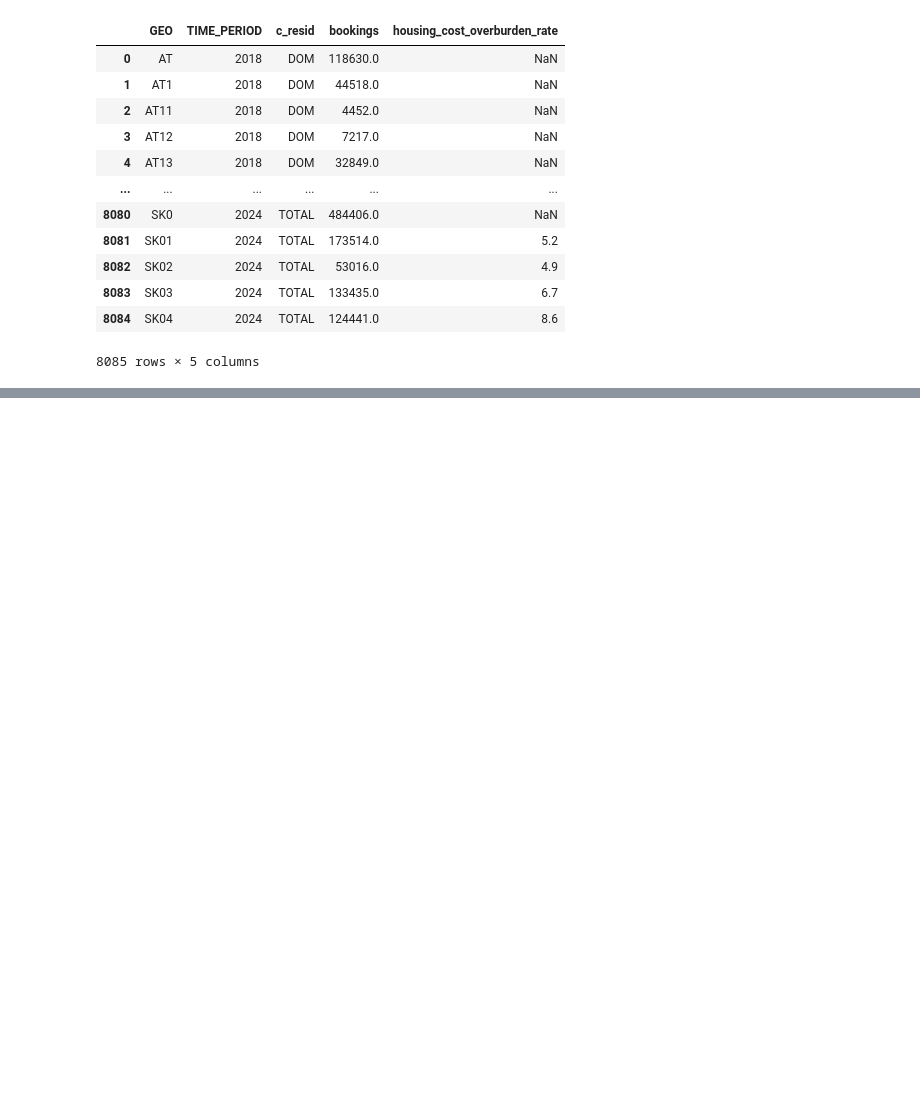
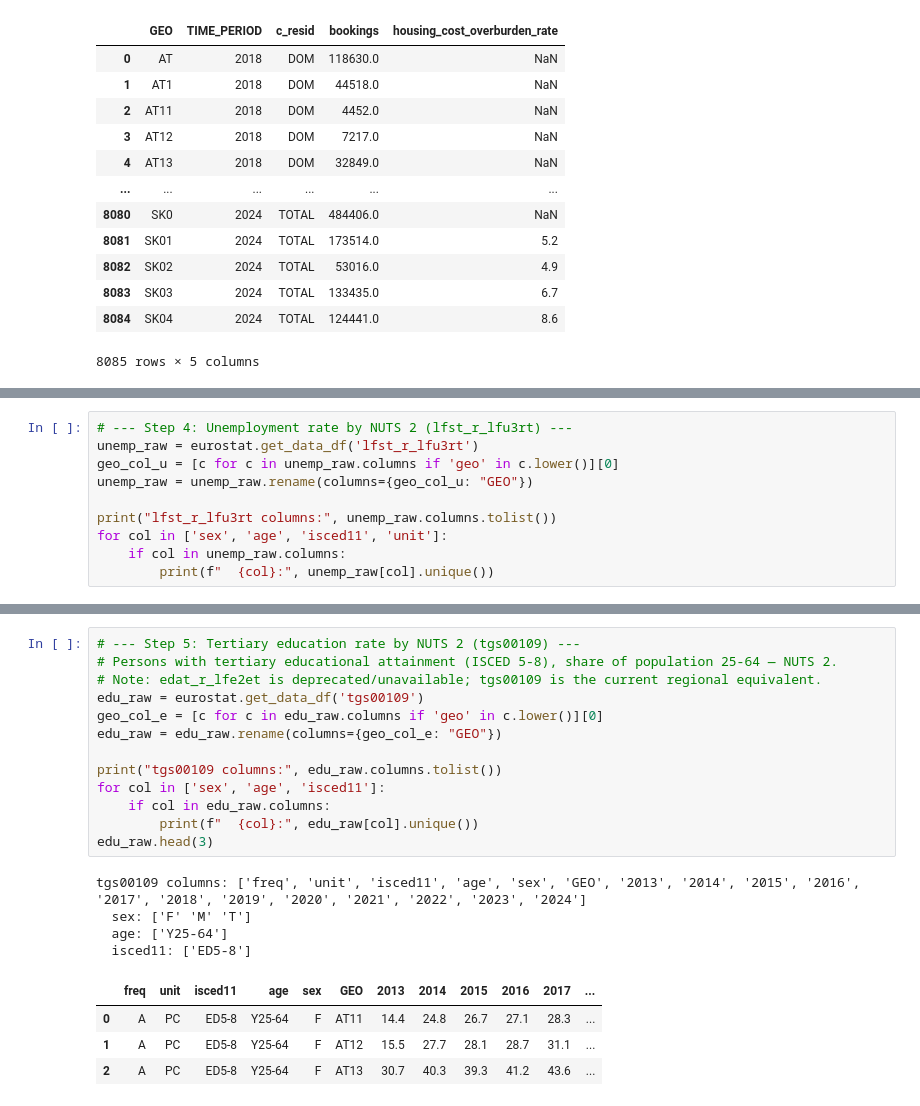
Before and after one commit to hawk-s/tourism_analysis_idea, a Jupyter notebook: analysis.ipynb, the cells around one changed output, grey strips where cells are left out. Drawn from its saved outputs; the diff is of its cells as text; blank space fills up the shorter version.

```diff
--- a/analysis.ipynb
+++ b/analysis.ipynb
@@ -149,0 +291,10 @@ Coverage (non-null housing values): 3444 / 8085
+# %%
+# --- Step 4: Unemployment rate by NUTS 2 (lfst_r_lfu3rt) ---
+unemp_raw = eurostat.get_data_df('lfst_r_lfu3rt')
+geo_col_u = [c for c in unemp_raw.columns if 'geo' in c.lower()][0]
+unemp_raw = unemp_raw.rename(columns={geo_col_u: "GEO"})
+
+print("lfst_r_lfu3rt columns:", unemp_raw.columns.tolist())
+for col in ['sex', 'age', 'isced11', 'unit']:
+    if col in unemp_raw.columns:
+        print(f"  {col}:", unemp_raw[col].unique())
@@ -149,0 +341,22 @@ Coverage (non-null housing values): 3444 / 8085
+# %%
+# --- Step 5: Tertiary education rate by NUTS 2 (tgs00109) ---
+# Persons with tertiary educational attainment (ISCED 5-8), share of population 25-64 — NUTS 2.
+# Note: edat_r_lfe2et is deprecated/unavailable; tgs00109 is the current regional equivalent.
+edu_raw = eurostat.get_data_df('tgs00109')
+geo_col_e = [c for c in edu_raw.columns if 'geo' in c.lower()][0]
+edu_raw = edu_raw.rename(columns={geo_col_e: "GEO"})
+
+print("tgs00109 columns:", edu_raw.columns.tolist())
+for col in ['sex', 'age', 'isced11']:
+    if col in edu_raw.columns:
+        print(f"  {col}:", edu_raw[col].unique())
+edu_raw.head(3)
+# %% [output]
+tgs00109 columns: ['freq', 'unit', 'isced11', 'age', 'sex', 'GEO', '2013', '2014', '2015', '2016', '2017', '2018', '2019', '2020', '2021', '2022', '2023', '2024']
+  sex: ['F' 'M' 'T']
+  age: ['Y25-64']
+  isced11: ['ED5-8']
+|  | freq | unit | isced11 | age | sex | GEO | 2013 | 2014 | 2015 | 2016 | 2017 | ... |
+| 0 | A | PC | ED5-8 | Y25-64 | F | AT11 | 14.4 | 24.8 | 26.7 | 27.1 | 28.3 | ... |
+| 1 | A | PC | ED5-8 | Y25-64 | F | AT12 | 15.5 | 27.7 | 28.1 | 28.7 | 31.1 | ... |
+| 2 | A | PC | ED5-8 | Y25-64 | F | AT13 | 30.7 | 40.3 | 39.3 | 41.2 | 43.6 | ... |
```
Also changed, not shown: parts of 22 cells of this notebook.
